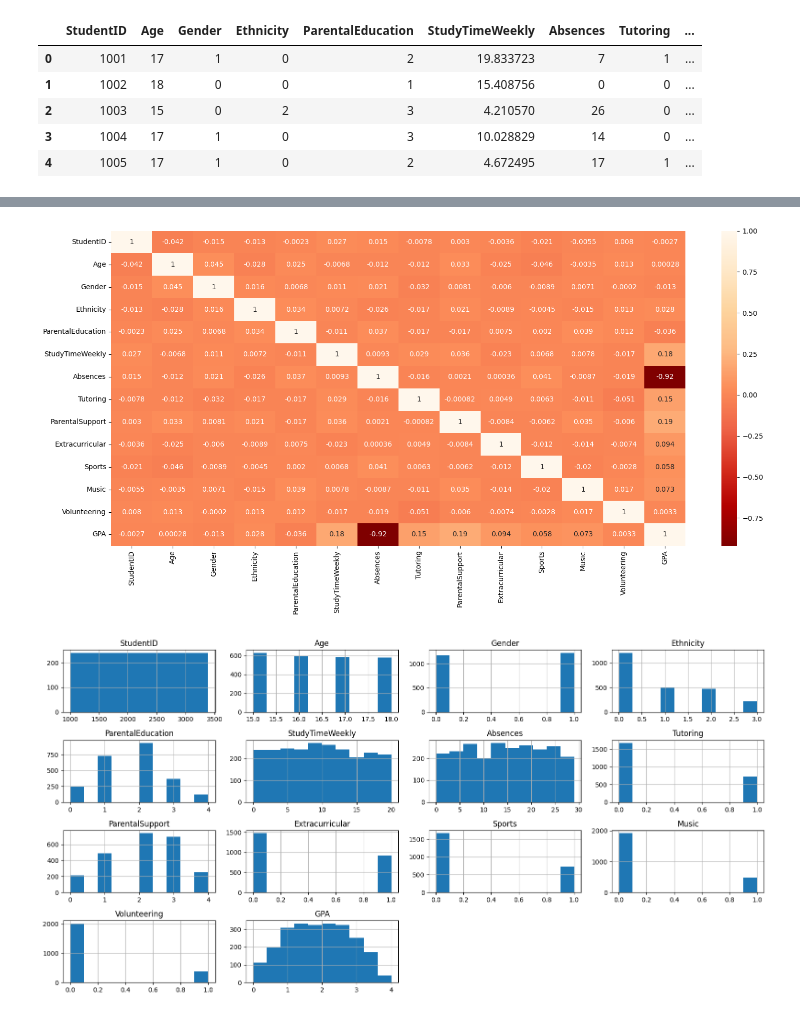
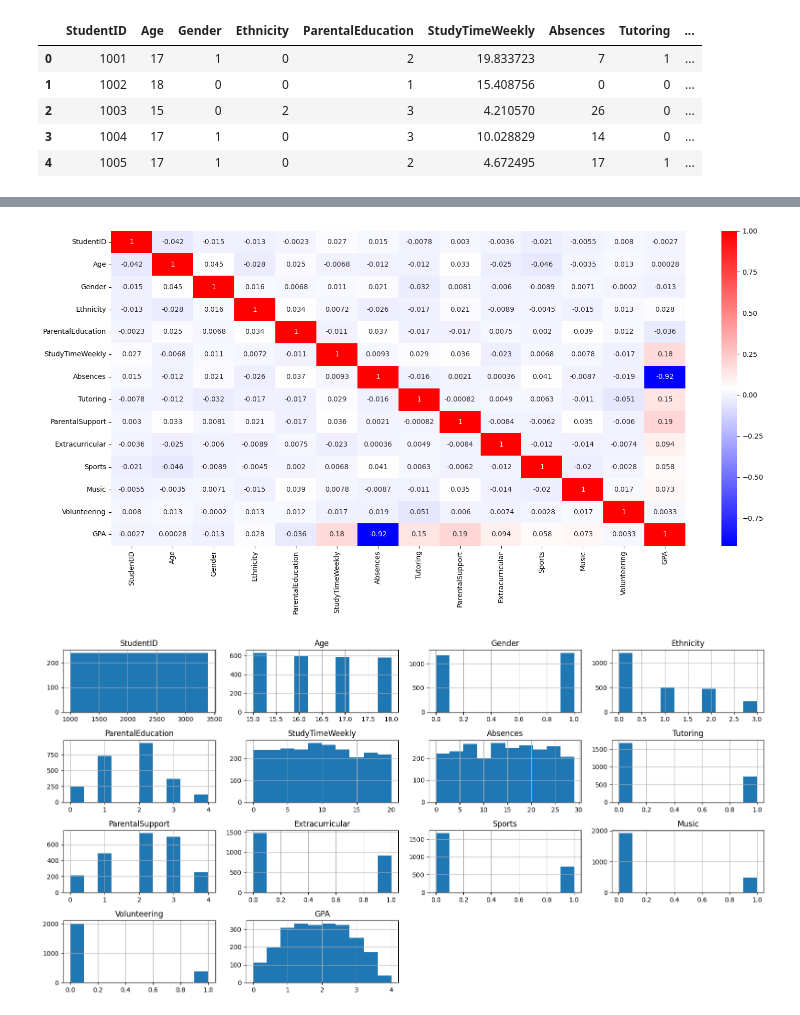
Before and after one commit to ManuOrdz/TalentoTech, a Jupyter notebook: Actividades/Clasificaccion.ipynb, the cells around one changed output, grey strips where cells are left out. Cells and saved outputs as stored; diff of their text form; code cells hidden in the pictures.

```diff
--- a/Actividades/Clasificaccion.ipynb
+++ b/Actividades/Clasificaccion.ipynb
@@ -56,10 +63,10 @@ y = df['GradeClass']
 X = df.drop('GradeClass',axis=1)
 # %%
 _, ax = plt.subplots(figsize=(16,8), tight_layout=True)
-sns.heatmap(X.corr(),annot=True, cmap='OrRd_r', ax=ax)
+sns.heatmap(X.corr(),annot=True, cmap='bwr', ax=ax)
 plt.show()
 # %% [output]
-[figure, old version]
+[figure, new version]
 # %%
 _, ax = plt.subplots(figsize=(16,8), tight_layout = True)
 X.hist(ax=ax)
```
Also changed, not shown: parts of 5 cells of this notebook, 1 other file.
